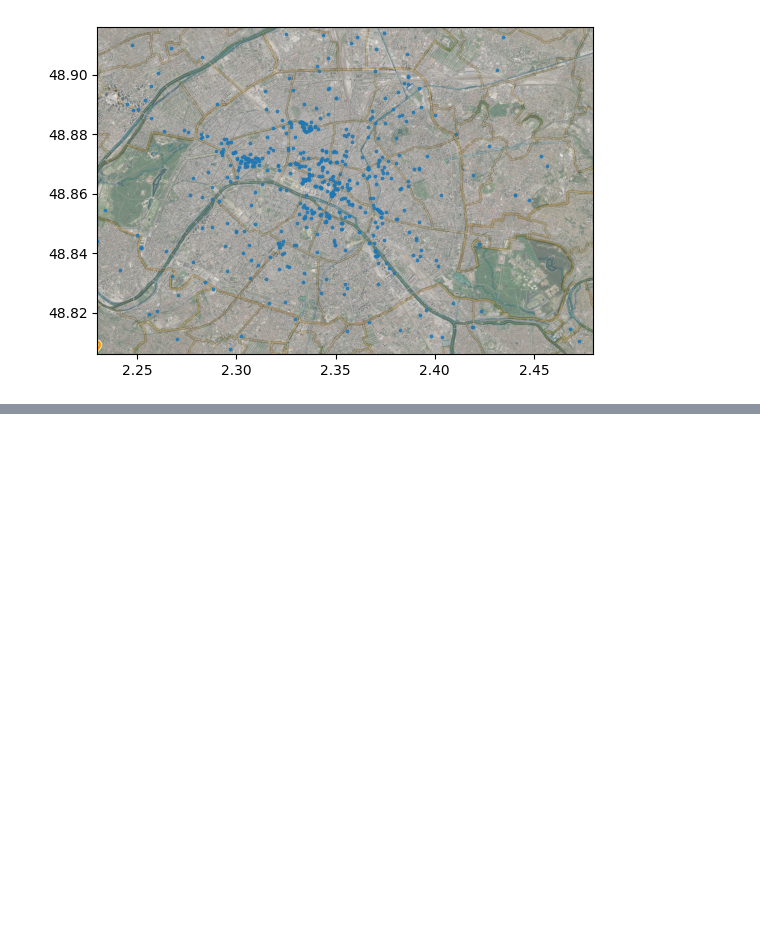
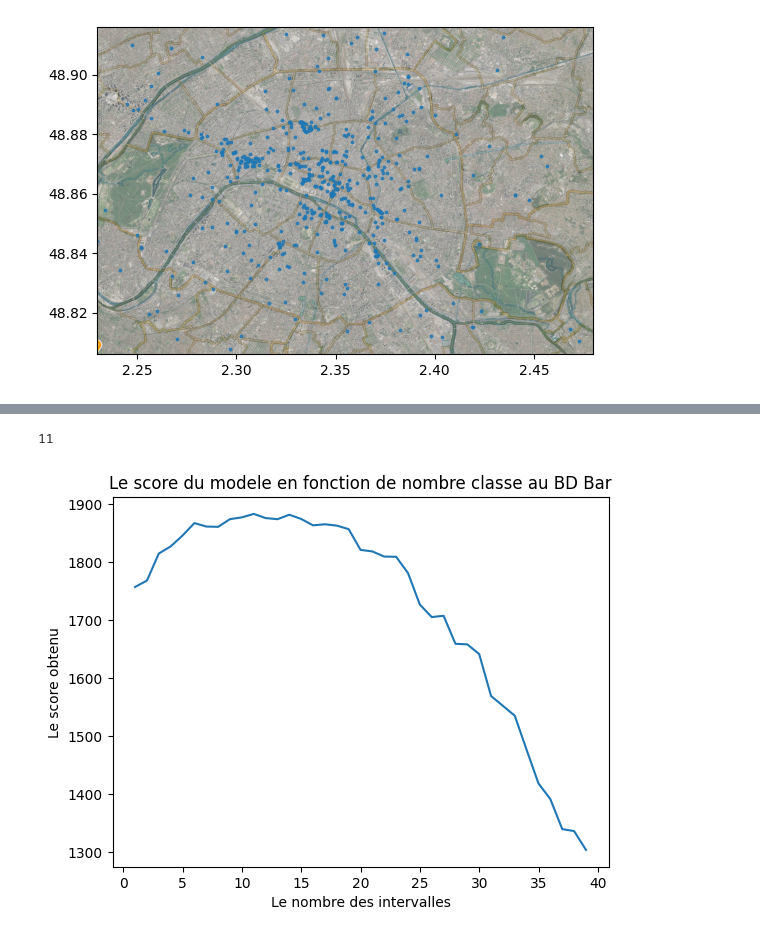
Before and after one commit to baris221/ML-2023-24-Baris-Erto, a Jupyter notebook: TME1/src/tme1.ipynb, the cells around one changed output, grey strips where cells are left out. Saved outputs shown, nothing was run; the diff lists cells and outputs as text; code cells hidden in the pictures; blank space fills up the shorter version.

```diff
--- a/TME1/src/tme1.ipynb
+++ b/TME1/src/tme1.ipynb
@@ -186,0 +200,13 @@ plt.show()
+# %%
+data,classe=load_poi("bar")
+#print(len(data))
+x,y,best_fit=crois_validation_plot(data)
+print(best_fit)
+plt.xlabel("Le nombre des intervalles")
+plt.ylabel("Le score obtenu")
+plt.title("Le score du modele en fonction de nombre classe au BD Bar")
+plt.plot(x,y)
+plt.show()
+# %% [output]
+11
+[figure, added]
```
Also changed, not shown: parts of 12 cells of this notebook.
